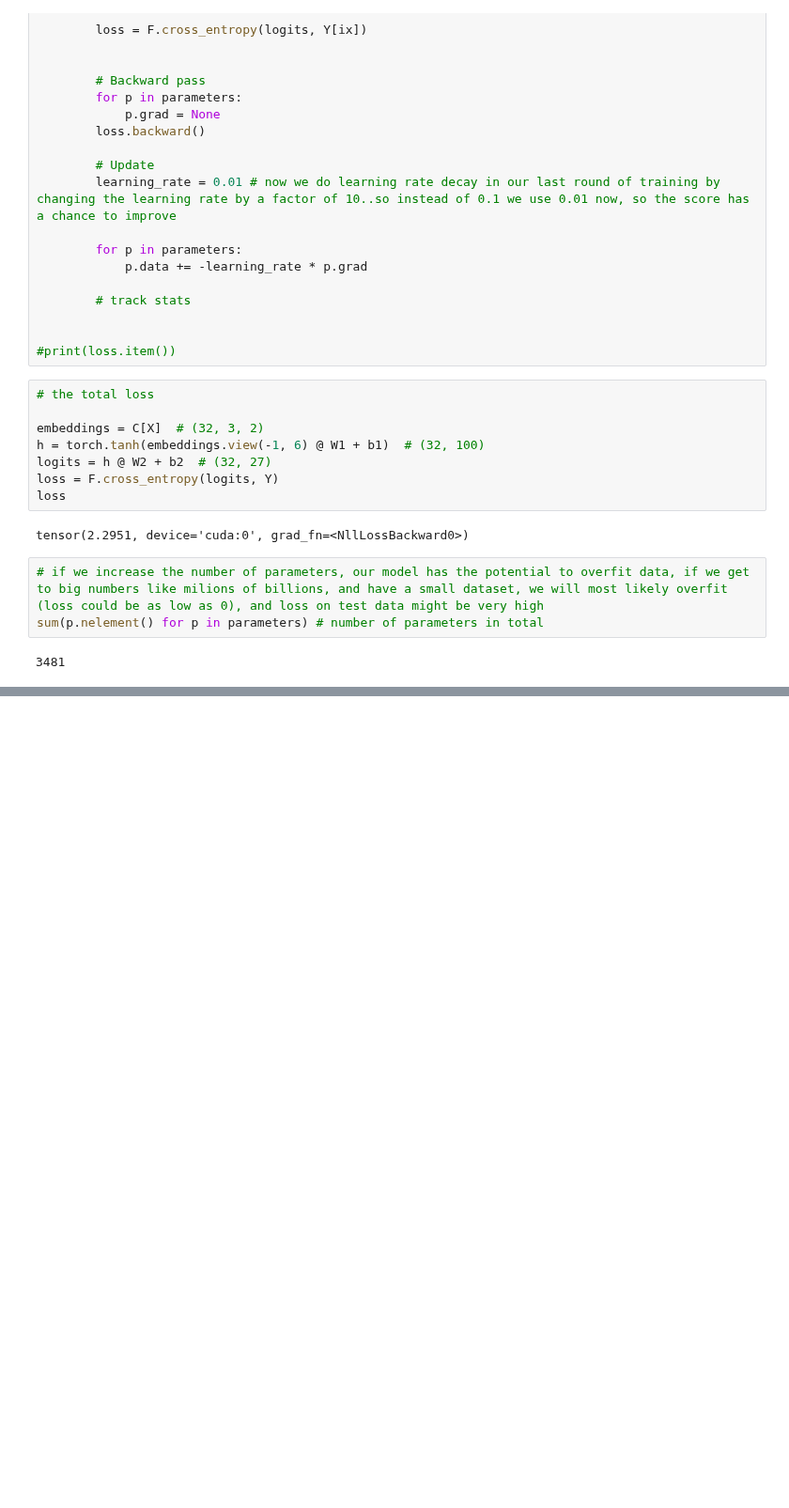
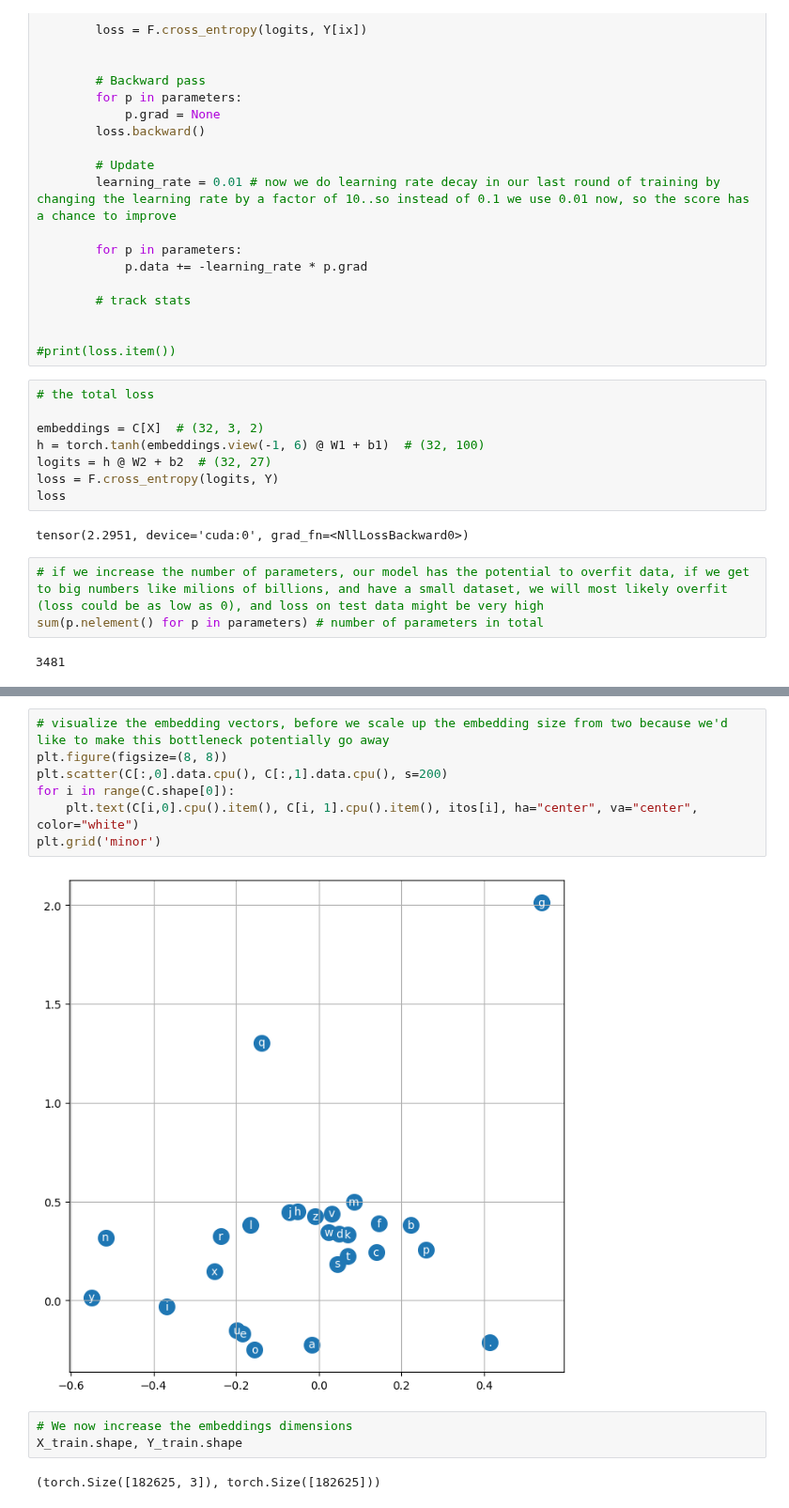
Before and after one commit to exploringweirdmachines/mlp, a Jupyter notebook: multi-layer-perceptron-part2.ipynb, the cells around one changed output, grey strips where cells are left out. Shown at 94% size. Drawn from its saved outputs; the diff is of its cells as text; blank space fills up the shorter version.

```diff
--- a/multi-layer-perceptron-part2.ipynb
+++ b/multi-layer-perceptron-part2.ipynb
@@ -1151,0 +1369,14 @@ split_80, split_90
+# %%
+# visualize the embedding vectors, before we scale up the embedding size from two because we'd like to make this bottleneck potentially go away
+plt.figure(figsize=(8, 8))
+plt.scatter(C[:,0].data.cpu(), C[:,1].data.cpu(), s=200)
+for i in range(C.shape[0]):
+    plt.text(C[i,0].cpu().item(), C[i, 1].cpu().item(), itos[i], ha="center", va="center", color="white")
+plt.grid('minor')
+# %% [output]
+[figure, added]
+# %%
+# We now increase the embeddings dimensions
+X_train.shape, Y_train.shape
+# %% [output]
+(torch.Size([182625, 3]), torch.Size([182625]))
```
Also changed, not shown: parts of 54 cells of this notebook.
